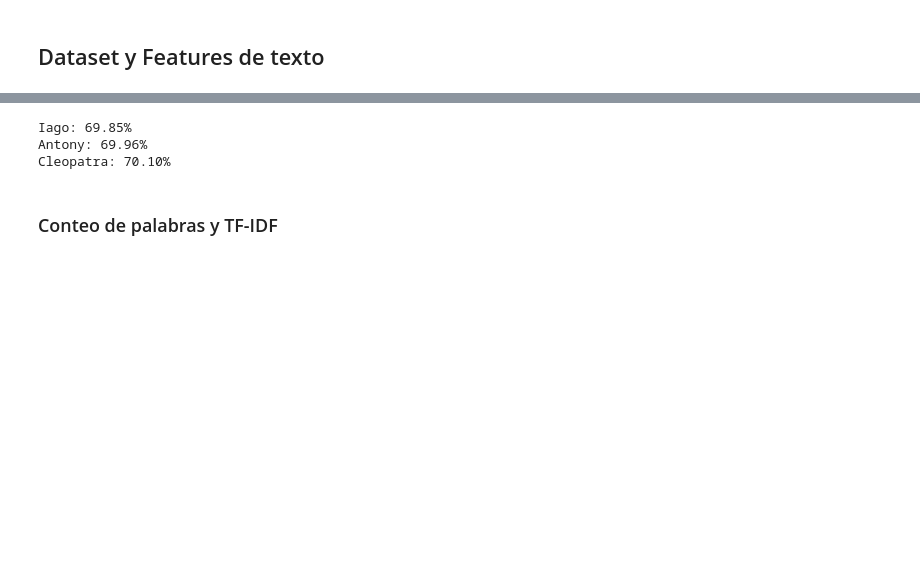
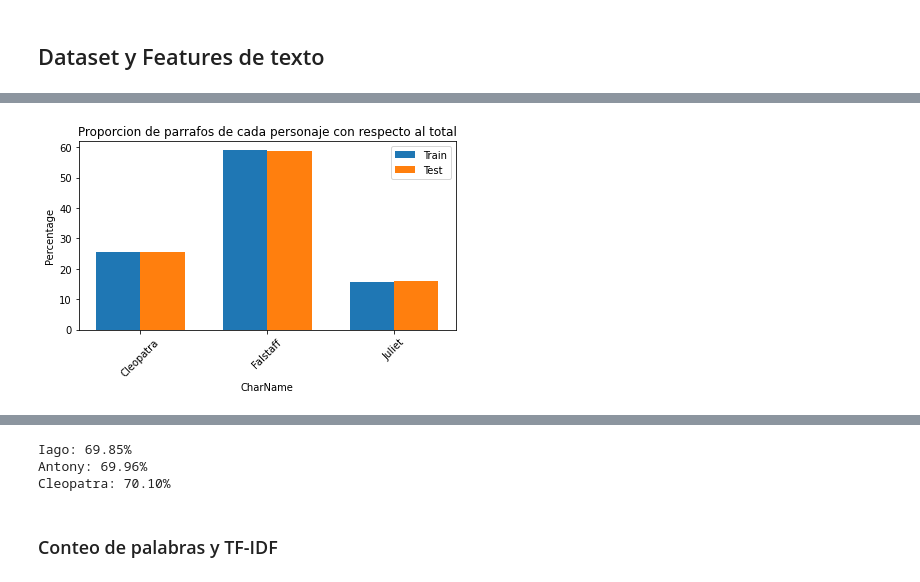
Before and after one commit to AlinaMendez/intro-cd, a Jupyter notebook: Tarea_2/shakespeare_tarea_2.ipynb, the cells around one changed output, grey strips where cells are left out. Drawn from its saved outputs; the diff is of its cells as text; code cells hidden in the pictures; blank space fills up the shorter version.

```diff
--- a/Tarea_2/shakespeare_tarea_2.ipynb
+++ b/Tarea_2/shakespeare_tarea_2.ipynb
@@ -178,0 +179,38 @@ plt.legend(title='Conjunto')
+# %%
+# Contar ocurrencias en y_train y y_test
+unique, counts_train = np.unique(y_train, return_counts=True)
+unique, counts_test = np.unique(y_test, return_counts=True)
+
+# Calcular porcentajes
+total_train = len(y_train)
+total_test = len(y_test)
+
+percent_train = (counts_train / total_train) * 100
+percent_test = (counts_test / total_test) * 100
+
+# Crear un DataFrame con los resultados
+df_counts = pd.DataFrame({
+    'Name': unique,
+    'Train Percent': percent_train,
+    'Test Percent': percent_test
+})
+
+# Crear la visualización de porcentajes con matplotlib
+fig, ax = plt.subplots()
+
+bar_width = 0.35
+index = np.arange(len(unique))
+
+bar1 = plt.bar(index, df_counts['Train Percent'], bar_width, label='Train')
+bar2 = plt.bar(index + bar_width, df_counts['Test Percent'], bar_width, label='Test')
+
+plt.xlabel('CharName')
+plt.ylabel('Percentage')
+plt.title('Proporcion de parrafos de cada personaje con respecto al total')
+plt.xticks(index + bar_width / 2, unique, rotation=45)
+plt.legend()
+
+plt.tight_layout()
+plt.show()
+# %% [output]
+[figure, added]
```
Also changed, not shown: parts of 5 cells of this notebook, 1 other file.
